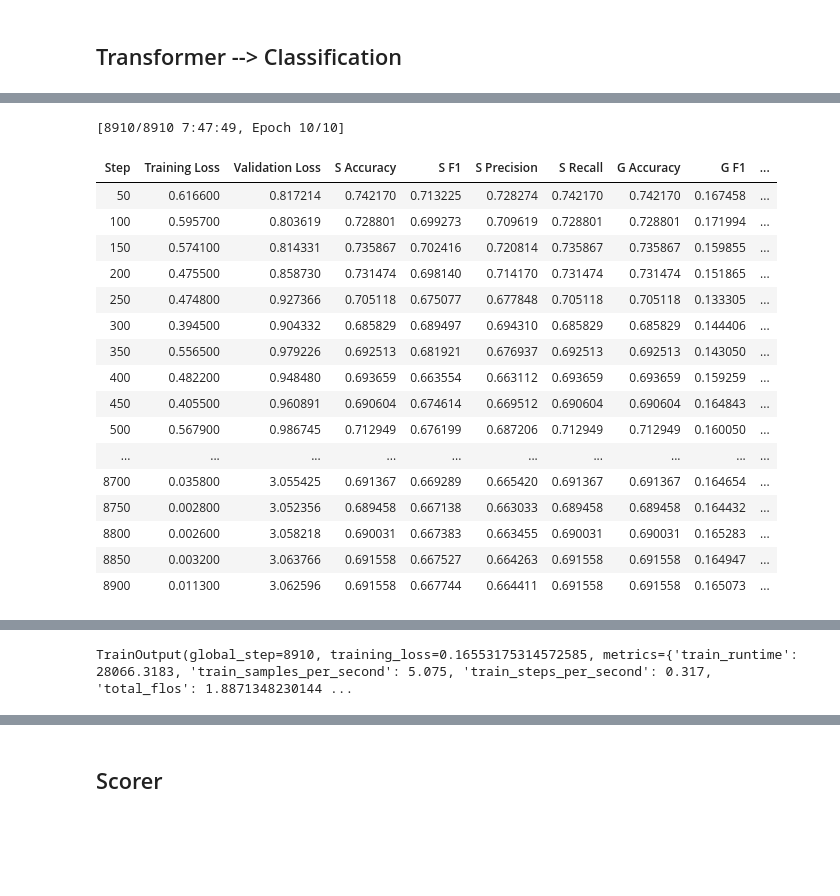
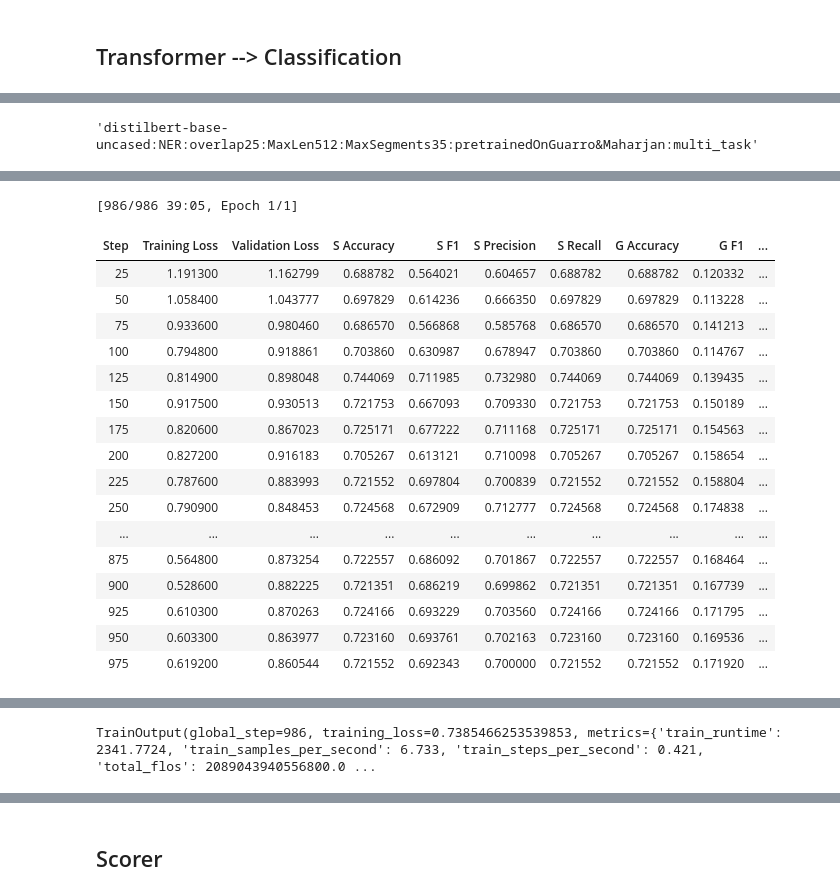
Before and after one commit to lucaguarro/BookSuccessPredictor, a Jupyter notebook: ModelTraining/Gr_s1_dupe_for_concurrency.ipynb, the cells around one changed output, grey strips where cells are left out. Drawn from its saved outputs; the diff is of its cells as text; code cells hidden in the pictures; blank space fills up the shorter version.

```diff
--- a/ModelTraining/Gr_s1_dupe_for_concurrency.ipynb
+++ b/ModelTraining/Gr_s1_dupe_for_concurrency.ipynb
@@ -367,10 +361,12 @@ last_idx = 0
 for g in itertools.groupby(chunked_encoded_dataset['train']['book_title']):
   start_of_segmented_book[g[0]] = last_idx
   last_idx = len(list(g[1])) + last_idx
+# %%
+max_num_segments = eval(config['Tokenizer']['max_segments'])
 # %%
 # When batched = True, we take in multiple examples
 def filter_segments(example, idx):
-  if (idx - start_of_segmented_book[example['book_title']] < 30):
+  if (idx - start_of_segmented_book[example['book_title']] < max_num_segments):
     return True
   else:
     return False
@@ -478,28 +517,50 @@ You should probably TRAIN this model on a down-stream task to be able to use it
+# %%
+run_title = config['Model']['name'] + ":"
+run_title = run_title + 'NER:' if eval(config['Model']['use_ner']) else run_title + 'Standard:'
+run_title = run_title + 'overlap' + str(config['Tokenizer']['overlap_amt']) + ':' if eval(config['Tokenizer']['overlap']) else run_title + 'sentence:'
+run_title = run_title + 'MaxLen' + str(config['Tokenizer']['max_len']) + ':'
+run_title = run_title + 'MaxSegments' + str(config['Tokenizer']['max_segments']) + ":" if eval(config['Tokenizer']['max_segments']) else run_title
+pretrained = 'NoPretraining:'
+if eval(config['WandB']['use_WandB_pretrained']):
+  pretrained = 'pretrainedOn'
+  if eval(config['WandB']['pretrain_type']) == 1:
+    pretrained += 'Maharjan:'
+  elif eval(config['WandB']['pretrain_type']) == 2:
+    pretrained += 'Guarro:'
+  elif eval(config['WandB']['pretrain_type']) == 3:
+    pretrained += 'Guarro&Maharjan:'
+  elif eval(config['WandB']['pretrain_type']) == 7:
+    pretrained += 'Guarro&Maharjan&Genre:'
+run_title += pretrained
+run_title = run_title + 'multi_task' if eval(config['Model']['multi_task']) else run_title + 'single_task'
+if not(eval(config['Model']['multi_task'])):
+  run_title = run_title + '_success' if eval(config['Model']['on_success_label']) else run_title + '_genre'
+# %%
+# run_title = run_title + ':9epochs:1e-4lr'
+run_title
+# %% [output]
+'distilbert-base-uncased:NER:overlap25:MaxLen512:MaxSegments35:pretrainedOnGuarro&Maharjan:multi_task'
 # %%
 %env WANDB_PROJECT=goodreads_success_predictor_80_20
 
 training_args = TrainingArguments(
-    'goodreads_success_predictor_80_20_DistilBERT_30segs_3vv_HPs_mlmguarro',
-    # output_dir='./results',          # output directory
-    num_train_epochs=10,              # total number of training epochs
+    run_title,
+    num_train_epochs=1,              # total number of training epochs
     per_device_train_batch_size=16,  # batch size per device during training
-    learning_rate=0.00003969,
+    learning_rate=5e-5,
     per_device_eval_batch_size=32,   # batch size for evaluation
     warmup_steps=0,                # number of warmup steps for learning rate scheduler
-    warmup_ratio=0,
     weight_decay=0.1,               # strength of weight decay
     # logging_dir='./logs',            # directory for storing logs
     logging_steps=5,
     # gradient_accumulation_steps=2,
     evaluation_strategy = "steps",
-    eval_steps = 50, # prob better if set to 601 that way it evenly divides into the epochs
+    eval_steps = 25, # prob better if set to 601 that way it evenly divides into the epochs
     load_best_model_at_end = True,
-    metric_for_best_model = 'eval_s_f1',
-    greater_is_better = True,
+    metric_for_best_model = metric_for_best_model,
+    greater_is_better = greater_is_better,
     report_to = "wandb",
     save_total_limit = 5
-    # learning rate, play around with weight_decay
-    # select best model (and not the last one); use validation loss to pick the best model
 )
 
 trainer = Trainer(
@@ -526,20 +586,20 @@ env: WANDB_PROJECT=goodreads_success_predictor_80_20
-[8910/8910 7:47:49, Epoch 10/10]
+[986/986 39:05, Epoch 1/1]
 | Step | Training Loss | Validation Loss | S Accuracy | S F1 | S Precision | S Recall | G Accuracy | G F1 | ... |
-| 50 | 0.616600 | 0.817214 | 0.742170 | 0.713225 | 0.728274 | 0.742170 | 0.742170 | 0.167458 | ... |
-| 100 | 0.595700 | 0.803619 | 0.728801 | 0.699273 | 0.709619 | 0.728801 | 0.728801 | 0.171994 | ... |
-| 150 | 0.574100 | 0.814331 | 0.735867 | 0.702416 | 0.720814 | 0.735867 | 0.735867 | 0.159855 | ... |
-| 200 | 0.475500 | 0.858730 | 0.731474 | 0.698140 | 0.714170 | 0.731474 | 0.731474 | 0.151865 | ... |
-| 250 | 0.474800 | 0.927366 | 0.705118 | 0.675077 | 0.677848 | 0.705118 | 0.705118 | 0.133305 | ... |
-| 300 | 0.394500 | 0.904332 | 0.685829 | 0.689497 | 0.694310 | 0.685829 | 0.685829 | 0.144406 | ... |
-| 350 | 0.556500 | 0.979226 | 0.692513 | 0.681921 | 0.676937 | 0.692513 | 0.692513 | 0.143050 | ... |
-| 400 | 0.482200 | 0.948480 | 0.693659 | 0.663554 | 0.663112 | 0.693659 | 0.693659 | 0.159259 | ... |
-| 450 | 0.405500 | 0.960891 | 0.690604 | 0.674614 | 0.669512 | 0.690604 | 0.690604 | 0.164843 | ... |
-| 500 | 0.567900 | 0.986745 | 0.712949 | 0.676199 | 0.687206 | 0.712949 | 0.712949 | 0.160050 | ... |
+| 25 | 1.191300 | 1.162799 | 0.688782 | 0.564021 | 0.604657 | 0.688782 | 0.688782 | 0.120332 | ... |
+| 50 | 1.058400 | 1.043777 | 0.697829 | 0.614236 | 0.666350 | 0.697829 | 0.697829 | 0.113228 | ... |
+| 75 | 0.933600 | 0.980460 | 0.686570 | 0.566868 | 0.585768 | 0.686570 | 0.686570 | 0.141213 | ... |
+| 100 | 0.794800 | 0.918861 | 0.703860 | 0.630987 | 0.678947 | 0.703860 | 0.703860 | 0.114767 | ... |
+| 125 | 0.814900 | 0.898048 | 0.744069 | 0.711985 | 0.732980 | 0.744069 | 0.744069 | 0.139435 | ... |
+| 150 | 0.917500 | 0.930513 | 0.721753 | 0.667093 | 0.709330 | 0.721753 | 0.721753 | 0.150189 | ... |
+| 175 | 0.820600 | 0.867023 | 0.725171 | 0.677222 | 0.711168 | 0.725171 | 0.725171 | 0.154563 | ... |
+| 200 | 0.827200 | 0.916183 | 0.705267 | 0.613121 | 0.710098 | 0.705267 | 0.705267 | 0.158654 | ... |
+| 225 | 0.787600 | 0.883993 | 0.721552 | 0.697804 | 0.700839 | 0.721552 | 0.721552 | 0.158804 | ... |
+| 250 | 0.790900 | 0.848453 | 0.724568 | 0.672909 | 0.712777 | 0.724568 | 0.724568 | 0.174838 | ... |
 | ... | ... | ... | ... | ... | ... | ... | ... | ... | ... |
-| 8700 | 0.035800 | 3.055425 | 0.691367 | 0.669289 | 0.665420 | 0.691367 | 0.691367 | 0.164654 | ... |
-| 8750 | 0.002800 | 3.052356 | 0.689458 | 0.667138 | 0.663033 | 0.689458 | 0.689458 | 0.164432 | ... |
-| 8800 | 0.002600 | 3.058218 | 0.690031 | 0.667383 | 0.663455 | 0.690031 | 0.690031 | 0.165283 | ... |
-| 8850 | 0.003200 | 3.063766 | 0.691558 | 0.667527 | 0.664263 | 0.691558 | 0.691558 | 0.164947 | ... |
-| 8900 | 0.011300 | 3.062596 | 0.691558 | 0.667744 | 0.664411 | 0.691558 | 0.691558 | 0.165073 | ... |
+| 875 | 0.564800 | 0.873254 | 0.722557 | 0.686092 | 0.701867 | 0.722557 | 0.722557 | 0.168464 | ... |
+| 900 | 0.528600 | 0.882225 | 0.721351 | 0.686219 | 0.699862 | 0.721351 | 0.721351 | 0.167739 | ... |
+| 925 | 0.610300 | 0.870263 | 0.724166 | 0.693229 | 0.703560 | 0.724166 | 0.724166 | 0.171795 | ... |
+| 950 | 0.603300 | 0.863977 | 0.723160 | 0.693761 | 0.702163 | 0.723160 | 0.723160 | 0.169536 | ... |
+| 975 | 0.619200 | 0.860544 | 0.721552 | 0.692343 | 0.700000 | 0.721552 | 0.721552 | 0.171920 | ... |
 The following columns in the evaluation set  don't have a corresponding argument in `DistilBERTForMultipleSequenceClassification.forward` and have been ignored: token_type_ids, book_title.
 ***** Running Evaluation *****
@@ -561 +621 @@ Model weights saved in /tmp/tmpkjhdrfrv/pytorch_model.bin
-TrainOutput(global_step=8910, training_loss=0.16553175314572585, metrics={'train_runtime': 28066.3183, 'train_samples_per_second': 5.075, 'train_steps_per_second': 0.317, 'total_flos': 1.8871348230144 ...
+TrainOutput(global_step=986, training_loss=0.7385466253539853, metrics={'train_runtime': 2341.7724, 'train_samples_per_second': 6.733, 'train_steps_per_second': 0.421, 'total_flos': 2089043940556800.0 ...
```
Also changed, not shown: parts of 118 cells of this notebook, 9 other files.
